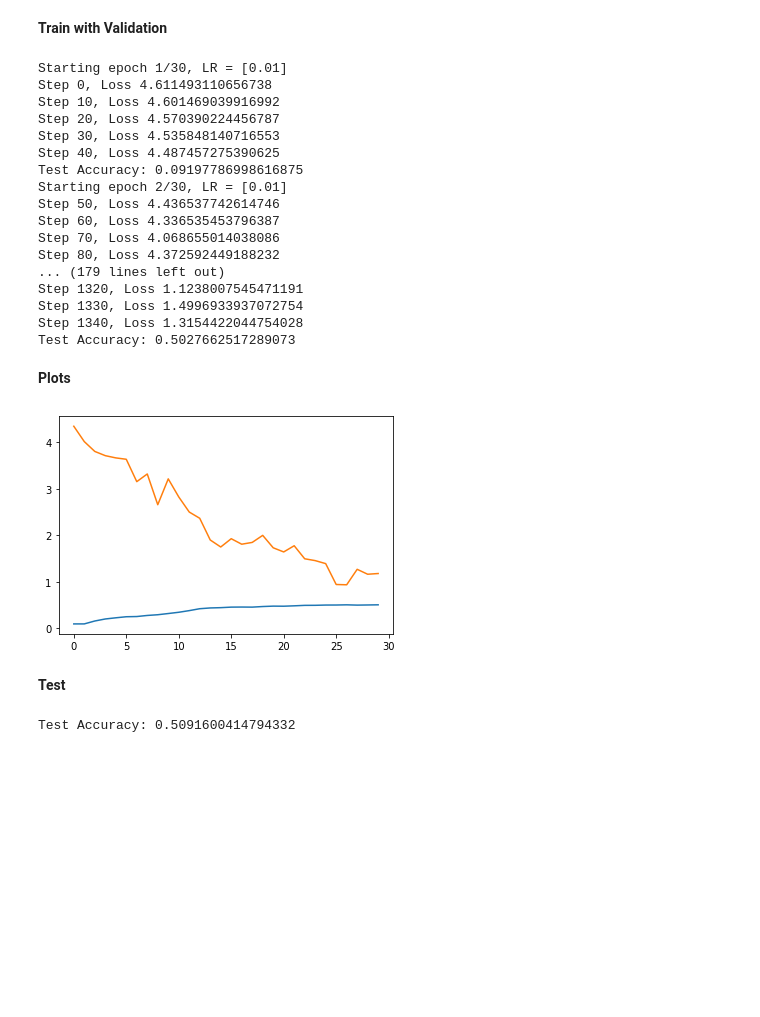
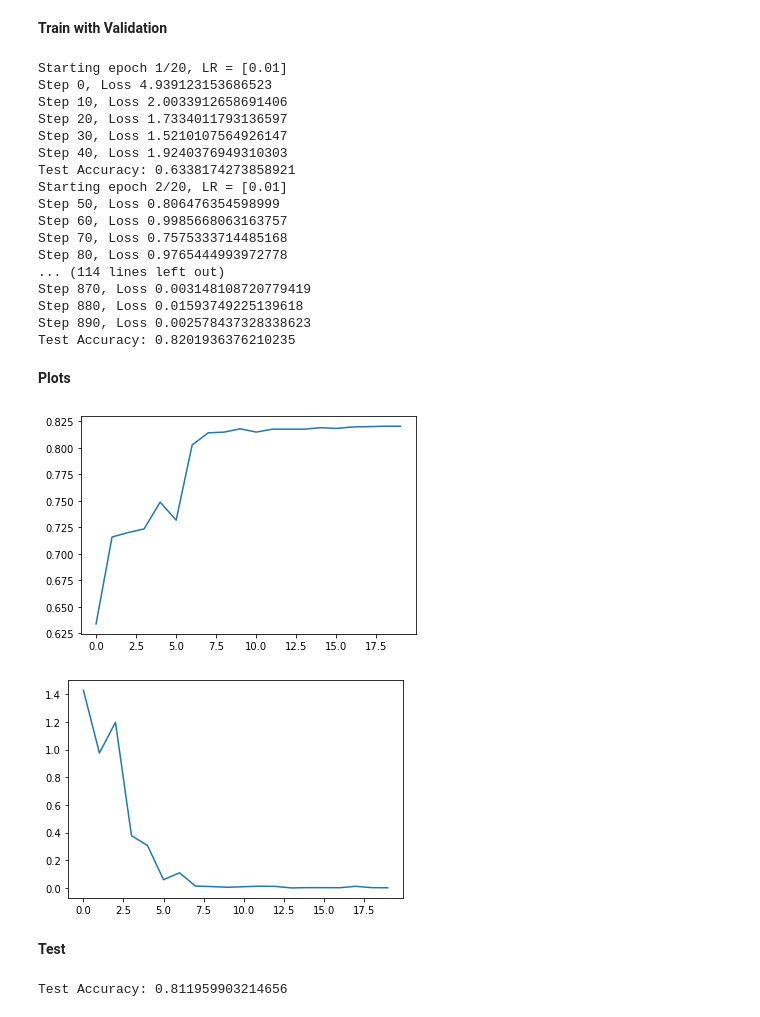
Before and after one commit to pI88Id/HW2, a Jupyter notebook: HW2-MLDL.ipynb, the cells around one changed output. Saved outputs shown, nothing was run; the diff lists cells and outputs as text; code cells hidden in the pictures; blank space fills up the shorter version.

```diff
--- a/HW2-MLDL.ipynb
+++ b/HW2-MLDL.ipynb
@@ -31,8 +32,8 @@ LR = 1e-2            # The initial Learning Rate
 MOMENTUM = 0.9       # Hyperparameter for SGD, keep this at 0.9 when using SGD
 WEIGHT_DECAY = 5e-5  # Regularization, you can keep this at the default
 
-NUM_EPOCHS = 30  #30    # Total number of training epochs (iterations over dataset)
-STEP_SIZE = 12  #30    # How many epochs before decreasing learning rate (if using a step-down policy)
+NUM_EPOCHS = 20  #30    # Total number of training epochs (iterations over dataset)
+STEP_SIZE = 6  #30    # How many epochs before decreasing learning rate (if using a step-down policy)
 GAMMA = 0.1          # Multiplicative factor for learning rate step-down
 
 LOG_FREQUENCY = 10
@@ -45,14 +46,16 @@ train_transform = transforms.Compose([transforms.Resize(256),      # Resizes sho
                                                                    # 224 because torchvision's AlexNet needs a 224x224 input!
                                                                    # Remember this when applying different transformations, otherwise you get an error
                                       transforms.ToTensor(), # Turn PIL Image to torch.Tensor
-                                      transforms.Normalize((0.5, 0.5, 0.5), (0.5, 0.5, 0.5)) # Normalizes tensor with mean and standard deviation
+                                      #transforms.Normalize((0.5, 0.5, 0.5), (0.5, 0.5, 0.5)) # Normalizes tensor with mean and standard deviation
+                                      transforms.Normalize((0.485, 0.456, 0.406), (0.229, 0.224, 0.225))  # Mean and Std are provided by the ImageNet documentation
                                     ])
 
 # Define transforms for the evaluation phase
 eval_transform = transforms.Compose([transforms.Resize(256),
                                       transforms.CenterCrop(224),
                                       transforms.ToTensor(),
-                                      transforms.Normalize((0.5, 0.5, 0.5), (0.5, 0.5, 0.5))
+                                      # transforms.Normalize((0.5, 0.5, 0.5), (0.5, 0.5, 0.5))
+                                      transforms.Normalize((0.485, 0.456, 0.406), (0.229, 0.224, 0.225))
                                     ])
 # %% [markdown]
 **Prepare Dataset**
@@ -107,7 +110,7 @@ test_dataloader = DataLoader(test_dataset, batch_size=int(BATCH_SIZE/2), shuffle
 # %% [markdown]
 **Prepare Network**
 # %%
-net = alexnet() # Loading AlexNet model
+net = alexnet(pretrained=True) # Loading AlexNet model
 
 # AlexNet has 1000 output neurons, corresponding to the 1000 ImageNet's classes
 # We need 101 outputs for Caltech-101
@@ -212,31 +215,35 @@ for epoch in range(NUM_EPOCHS):
     best_net = copy.deepcopy(net)
     best_accuracy=accuracy
 # %% [output]
-Starting epoch 1/30, LR = [0.01]
-Step 0, Loss 4.611493110656738
-Step 10, Loss 4.601469039916992
-Step 20, Loss 4.570390224456787
-Step 30, Loss 4.535848140716553
-Step 40, Loss 4.487457275390625
-Test Accuracy: 0.09197786998616875
-Starting epoch 2/30, LR = [0.01]
-Step 50, Loss 4.436537742614746
-Step 60, Loss 4.336535453796387
-Step 70, Loss 4.068655014038086
-Step 80, Loss 4.372592449188232
-... (179 lines left out)
-Step 1320, Loss 1.1238007545471191
-Step 1330, Loss 1.4996933937072754
-Step 1340, Loss 1.3154422044754028
-Test Accuracy: 0.5027662517289073
+Starting epoch 1/20, LR = [0.01]
+Step 0, Loss 4.939123153686523
+Step 10, Loss 2.0033912658691406
+Step 20, Loss 1.7334011793136597
+Step 30, Loss 1.5210107564926147
+Step 40, Loss 1.9240376949310303
+Test Accuracy: 0.6338174273858921
+Starting epoch 2/20, LR = [0.01]
+Step 50, Loss 0.806476354598999
+Step 60, Loss 0.9985668063163757
+Step 70, Loss 0.7575333714485168
+Step 80, Loss 0.9765444993972778
+... (114 lines left out)
+Step 870, Loss 0.003148108720779419
+Step 880, Loss 0.01593749225139618
+Step 890, Loss 0.002578437328338623
+Test Accuracy: 0.8201936376210235
 # %% [markdown]
 **Plots**
-# %%
-plt.plot(tot_accuracy)
-plt.plot(loss_vector)
-plt.show()
-# %% [output]
-[figure, removed]
+# %%
+csv_name = 'AlexNet - BS= %d LR= %d  EPOCHS= %d  STEP= %d' % (BATCH_SIZE, LR, NUM_EPOCHS, STEP_SIZE)
+pd.DataFrame(tot_accuracy, loss_vector).to_csv('./Results/%s.csv' % csv_name)
+plt.plot(tot_accuracy)
+plt.show()
+plt.plot(loss_vector)
+plt.show()
+# %% [output]
+[figure, added]
+[figure, added]
 # %% [markdown]
 **Test**
 # %%
@@ -262,4 +269,4 @@ accuracy = running_corrects / float(len(test_dataset))
 
 print('Test Accuracy: {}'.format(accuracy))
 # %% [output]
-Test Accuracy: 0.5091600414794332
+Test Accuracy: 0.811959903214656
```
Also changed, not shown: parts of 2 cells of this notebook.
